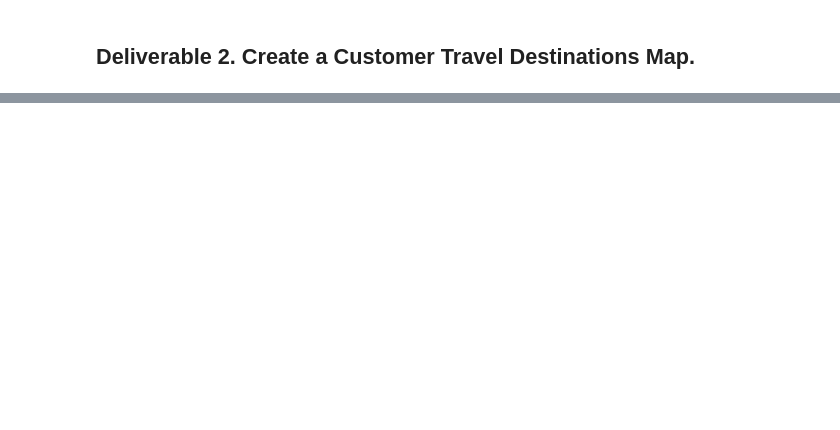
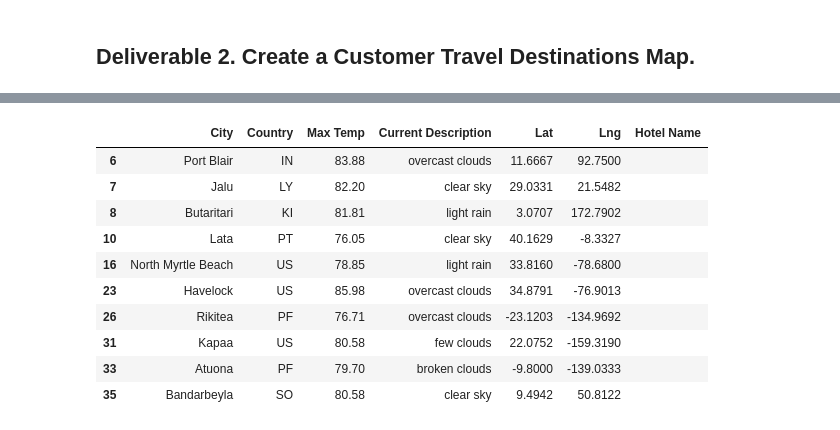
Before and after one commit to melindamalone/World_Weather_Analysis, a Jupyter notebook: Vacation_Search/Vacation_Search.ipynb, the cells around one changed output, grey strips where cells are left out. Saved outputs shown, nothing was run; the diff lists cells and outputs as text; code cells hidden in the pictures; blank space fills up the shorter version.

```diff
--- a/Vacation_Search/Vacation_Search.ipynb
+++ b/Vacation_Search/Vacation_Search.ipynb
@@ -28,10 +84,22 @@ city_data_df.head()
 # %%
 # 5a. Create DataFrame called hotel_df to store hotel names along with city, country, max temp, and coordinates.
-hotel_df = clean_df[["City", "Country", "Max Temp", "Current Description", "Lat", "Lng"]].copy()
+hotel_df = preferred_cities_df[["City", "Country", "Max Temp", "Current Description", "Lat", "Lng"]].copy()
 
 # 5b. Create a new column "Hotel Name"
 hotel_df["Hotel Name"] = ""
 hotel_df.head(10)
+# %% [output]
+|  | City | Country | Max Temp | Current Description | Lat | Lng | Hotel Name |
+| 6 | Port Blair | IN | 83.88 | overcast clouds | 11.6667 | 92.7500 |  |
+| 7 | Jalu | LY | 82.20 | clear sky | 29.0331 | 21.5482 |  |
+| 8 | Butaritari | KI | 81.81 | light rain | 3.0707 | 172.7902 |  |
+| 10 | Lata | PT | 76.05 | clear sky | 40.1629 | -8.3327 |  |
+| 16 | North Myrtle Beach | US | 78.85 | light rain | 33.8160 | -78.6800 |  |
+| 23 | Havelock | US | 85.98 | overcast clouds | 34.8791 | -76.9013 |  |
+| 26 | Rikitea | PF | 76.71 | overcast clouds | -23.1203 | -134.9692 |  |
+| 31 | Kapaa | US | 80.58 | few clouds | 22.0752 | -159.3190 |  |
+| 33 | Atuona | PF | 79.70 | broken clouds | -9.8000 | -139.0333 |  |
+| 35 | Bandarbeyla | SO | 80.58 | clear sky | 9.4942 | 50.8122 |  |
 # %%
 # 6a. Set parameters to search for hotels with 5000 meters.
 params = {
```
Also changed, not shown: parts of 13 cells of this notebook, 3 other files.
